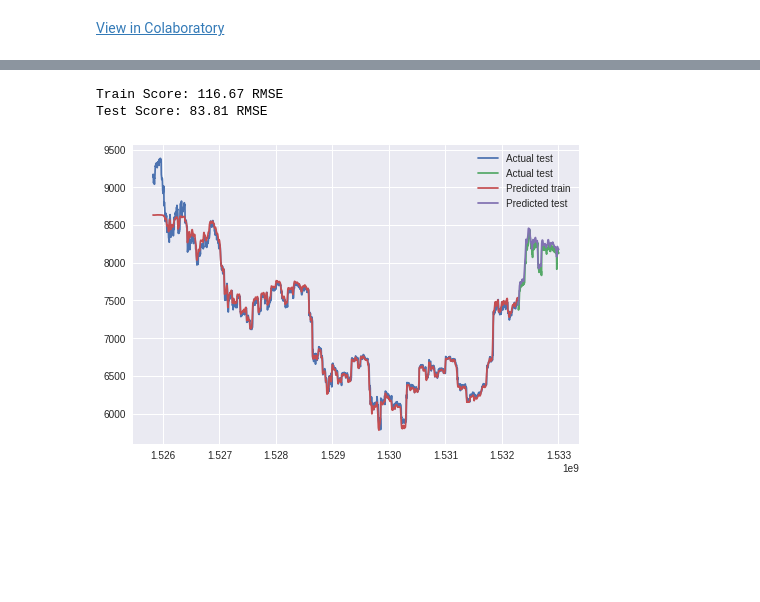
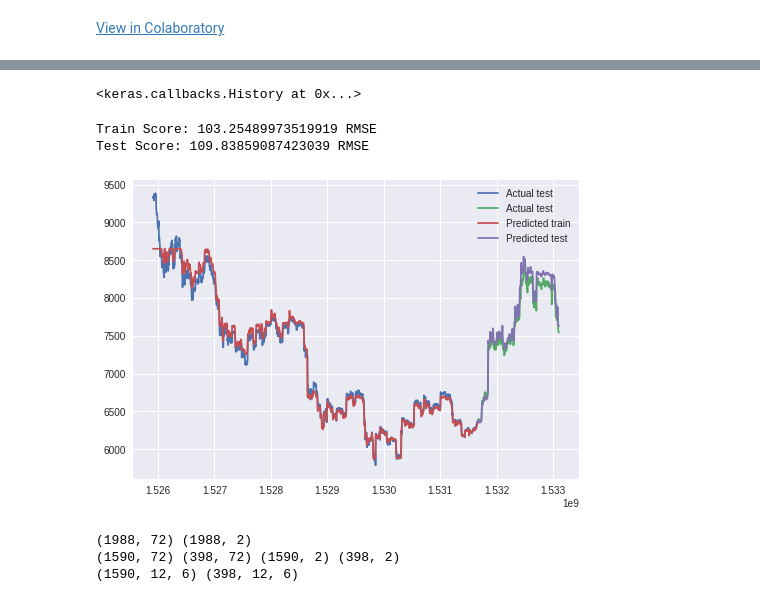
Before and after one commit to MarcinWylot/CryptocurrencyPricePredictor, a Jupyter notebook: BitcoinPredictWithLSTM.ipynb, the cells around one changed output, grey strips where cells are left out. Drawn from its saved outputs; the diff is of its cells as text; code cells hidden in the pictures; blank space fills up the shorter version.

Commit message:
improved models, visualization, multi steps ahead model, TODO: clean code

```diff
--- a/BitcoinPredictWithLSTM.ipynb
+++ b/BitcoinPredictWithLSTM.ipynb
@@ -85,0 +64,3 @@ def load_data2(X, seq_len, train_size=0.9):
+# %%
+X, y  = make_features_output(df, window)
+print(X.shape, y.shape)
@@ -86,5 +69,5 @@ def load_data2(X, seq_len, train_size=0.9):
 # %%
-window = 5
-X_train, y_train, X_test, y_test = load_data2(df, window)
+X_train, X_test, y_train, y_test = train_test_split(X, y, test_size=test_size, random_state=seed, shuffle=False)
+
 print(X_train.shape, X_test.shape, y_train.shape, y_test.shape)
 # %% [output]
@@ -168,23 +275,23 @@ model = nn_model()
+# %%
+model.fit(X_train_scaled, y_train, batch_size=batch_size, epochs=epochs, verbose=0, shuffle=False)
+# %% [output]
+<keras.callbacks.History at 0x...>
 # %%
-model.fit(X_train_scaled, y_train, batch_size=100, epochs=200, verbose=0)
+y_train_predictions = pd.Series(model.predict(X_train_scaled)[:,0], index=y_train.index.copy())
+y_test_predictions = pd.Series(model.predict(X_test_scaled)[:,0], index=y_test.index.copy())
 
+print("Train Score: {score} RMSE".format(score = mean_squared_error(y_train, y_train_predictions) ** .5 ))
 
-trainPredict = pd.Series(model.predict(X_train_scaled)[:,0], index=y_train.index.copy())
-testPredict = pd.Series(model.predict(X_test_scaled)[:,0], index=y_test.index.copy())
-
-trainScore = mean_squared_error(y_train, trainPredict) ** .5
-print('Train Score: %.2f RMSE' % (trainScore))
-testScore = mean_squared_error(y_test, testPredict) ** .5
-print('Test Score: %.2f RMSE' % (testScore))
+print("Test Score: {score} RMSE".format(score = mean_squared_error(y_test, y_test_predictions) ** .5 ))
 # %% [output]
-Train Score: 116.67 RMSE
-Test Score: 83.81 RMSE
+Train Score: 103.25489973519919 RMSE
+Test Score: 109.83859087423039 RMSE
 # %%
 plt.plot(y_train, label='Actual test')
 plt.plot(y_test, label='Actual test')
-plt.plot(trainPredict, label='Predicted train')
-plt.plot(testPredict, label='Predicted test')
+plt.plot(y_train_predictions, label='Predicted train')
+plt.plot(y_test_predictions, label='Predicted test')
 plt.legend(loc='best')
 plt.show()
 # %% [output]
-[figure, old version]
+[figure, new version]
@@ -190,0 +322,20 @@ plt.show()
+# %%
+window_b = 12
+window_f = 2
+X, y  = make_features_output_backwardsANDforward(df, window, window_b, nb_features)
+print(X.shape, y.shape)
+
+X_train, X_test, y_train, y_test = train_test_split(X, y, test_size=test_size, random_state=seed, shuffle=False)
+print(X_train.shape, X_test.shape, y_train.shape, y_test.shape)
+
+scaler = MinMaxScaler()
+X_train_scaled = scaler.fit_transform(X_train)
+X_test_scaled = scaler.transform(X_test)
+
+X_train_scaled = X_train_scaled.reshape(X_train.shape[0], window, nb_features)
+X_test_scaled = X_test_scaled.reshape(X_test.shape[0], window, nb_features)
+print(X_train_scaled.shape, X_test_scaled.shape)
+# %% [output]
+(1988, 72) (1988, 2)
+(1590, 72) (398, 72) (1590, 2) (398, 2)
+(1590, 12, 6) (398, 12, 6)
```
Also changed, not shown: parts of 19 cells of this notebook.
